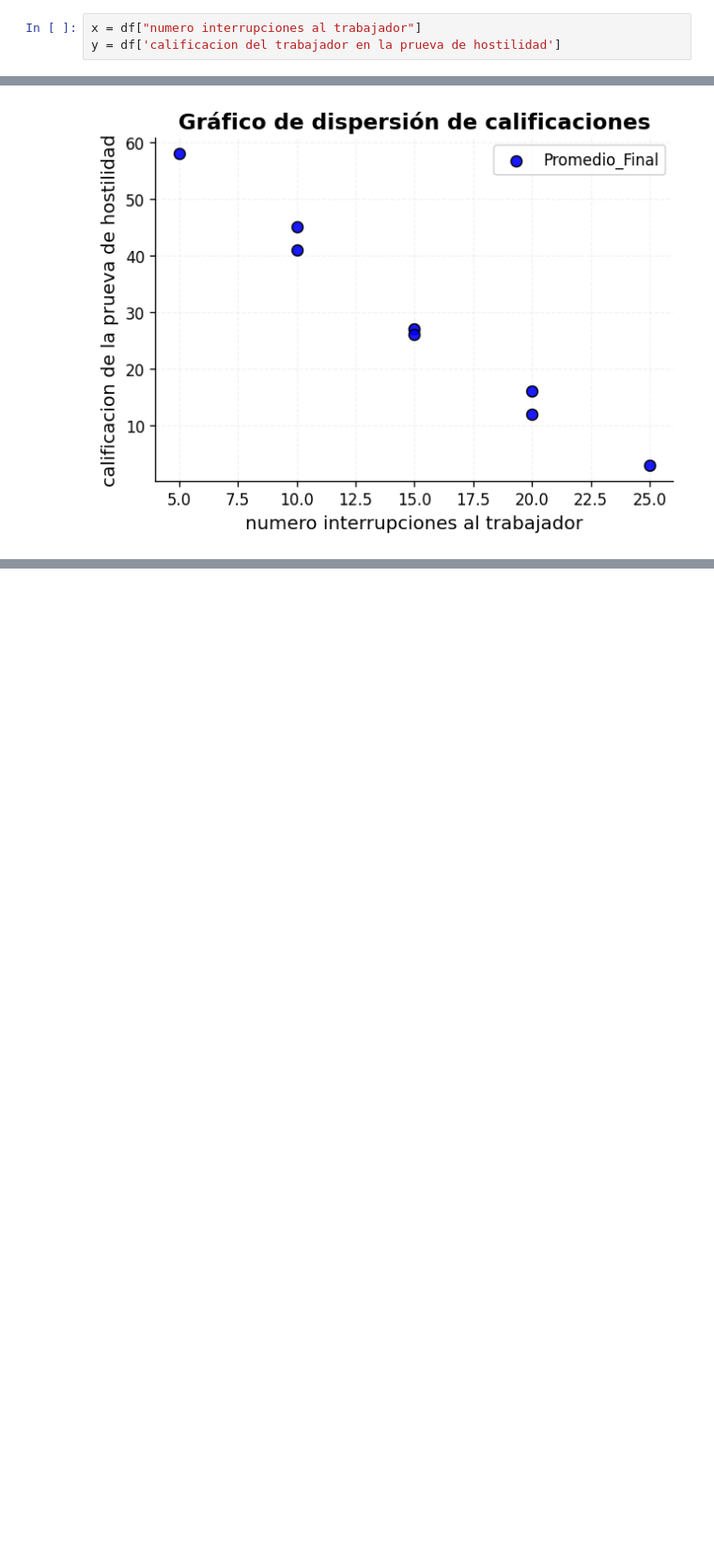
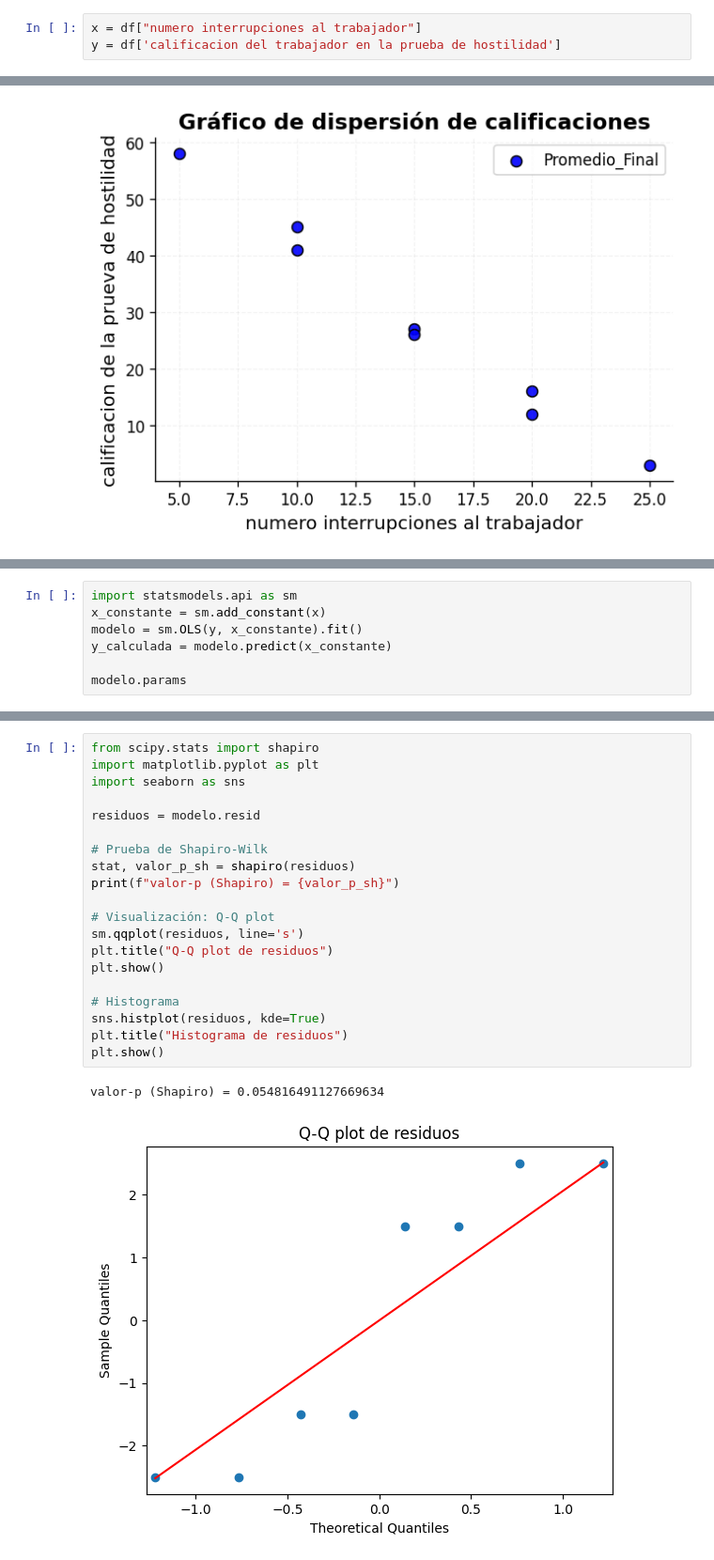
Before and after one commit to joshirdzdel-svg/estadisticainferencial2026A, a Jupyter notebook: untitled0.ipynb, the cells around one changed output, grey strips where cells are left out. Shown at 94% size. Cells and saved outputs as stored; diff of their text form; blank space fills up the shorter version.

```diff
--- a/untitled0.ipynb
+++ b/untitled0.ipynb
@@ -1728,7 +1728,7 @@ Sus calificaciones en la prueba de hostilidad se dan en el renglón Y.
 12. Realice una tabla ANOVA e interprete el resultado.
 # %%
 x = df["numero interrupciones al trabajador"]
-y = df['calificacion del trabajador en la prueva de hostilidad']
+y = df['calificacion del trabajador en la prueba de hostilidad']
 # %%
 import matplotlib.pyplot as plt
 
@@ -1813,0 +1829,7 @@ plt.show()
+# %%
+import statsmodels.api as sm
+x_constante = sm.add_constant(x)
+modelo = sm.OLS(y, x_constante).fit()
+y_calculada = modelo.predict(x_constante)
+
+modelo.params
@@ -1813,0 +1958,23 @@ plt.show()
+# %%
+from scipy.stats import shapiro
+import matplotlib.pyplot as plt
+import seaborn as sns
+
+residuos = modelo.resid
+
+# Prueba de Shapiro-Wilk
+stat, valor_p_sh = shapiro(residuos)
+print(f"valor-p (Shapiro) = {valor_p_sh}")
+
+# Visualización: Q-Q plot
+sm.qqplot(residuos, line='s')
+plt.title("Q-Q plot de residuos")
+plt.show()
+
+# Histograma
+sns.histplot(residuos, kde=True)
+plt.title("Histograma de residuos")
+plt.show()
+# %% [output]
+valor-p (Shapiro) = 0.054816491127669634
+[figure, added]
```
Also changed, not shown: parts of 10 cells of this notebook.
